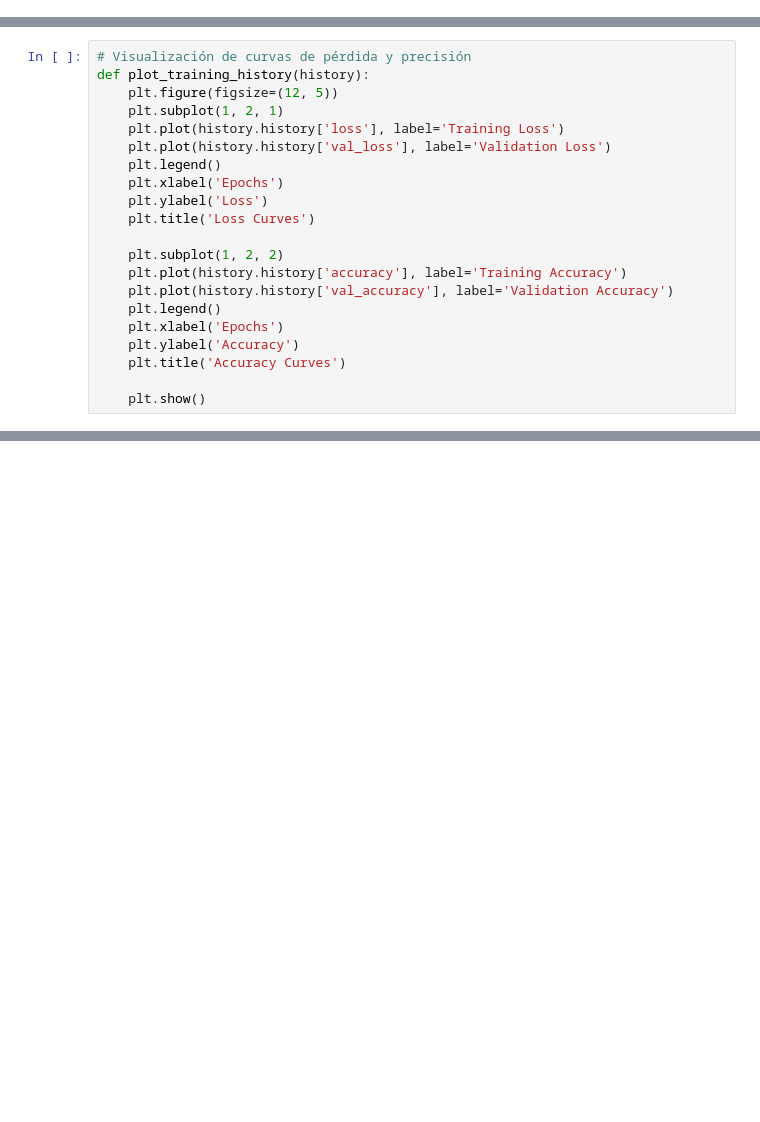
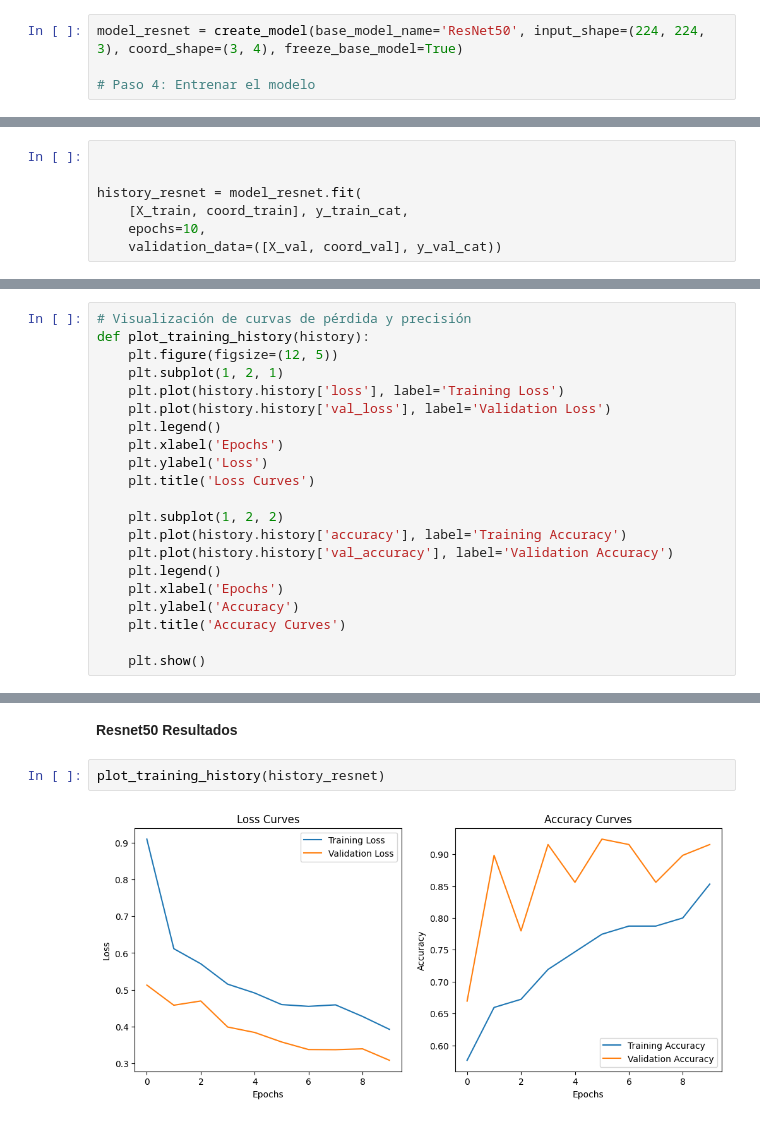
Before and after one commit to AndreaCTS/Transfer_learning, a Jupyter notebook: load_data.ipynb, the cells around one changed output, grey strips where cells are left out. Drawn from its saved outputs; the diff is of its cells as text; blank space fills up the shorter version.

Commit message:
Pruebas de VGG  y Resnet

```diff
--- a/load_data.ipynb
+++ b/load_data.ipynb
@@ -772,0 +711,4 @@ Epoch 10/10
+# %%
+model_resnet = create_model(base_model_name='ResNet50', input_shape=(224, 224, 3), coord_shape=(3, 4), freeze_base_model=True)
+
+# Paso 4: Entrenar el modelo
@@ -772,0 +733,7 @@ Epoch 10/10
+# %%
+
+
+history_resnet = model_resnet.fit(
+    [X_train, coord_train], y_train_cat,
+    epochs=10,
+    validation_data=([X_val, coord_val], y_val_cat))
@@ -801,0 +860,6 @@ from sklearn.model_selection import cross_val_score
+# %% [markdown]
+**Resnet50 Resultados**
+# %%
+plot_training_history(history_resnet)
+# %% [output]
+[figure, added]
```
Also changed, not shown: parts of 31 cells of this notebook, 2 other files.
